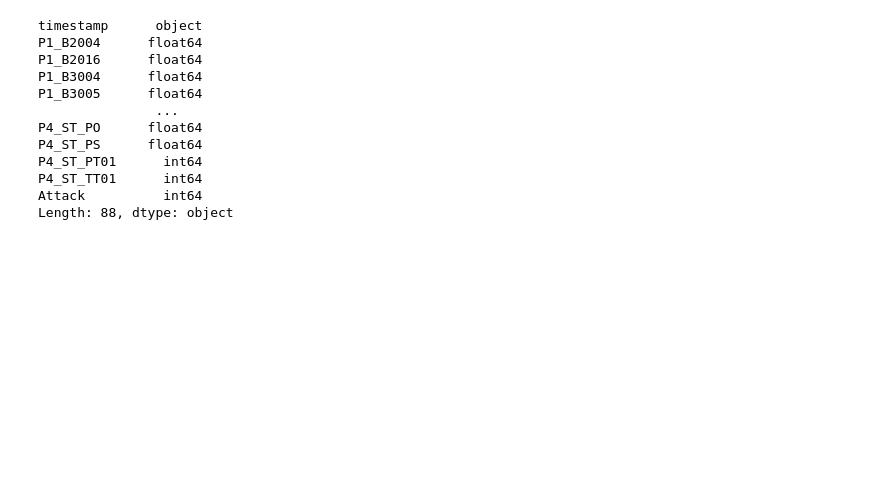
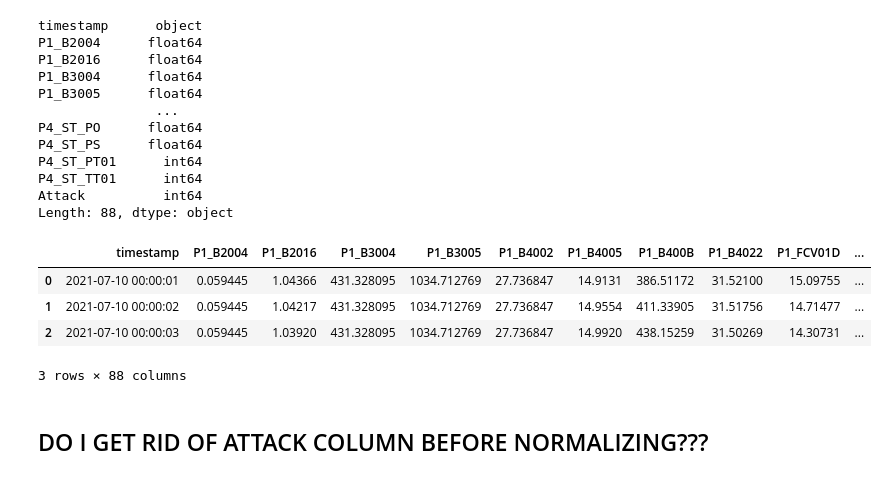
Before and after one commit to moniquebeaulieu/510_project, a Jupyter notebook: data_cleansing.ipynb, the cells around one changed output. Cells and saved outputs as stored; diff of their text form; code cells hidden in the pictures; blank space fills up the shorter version.

```diff
--- a/data_cleansing.ipynb
+++ b/data_cleansing.ipynb
@@ -120,3 +120,11 @@ P4_ST_PT01      int64
 P4_ST_TT01      int64
 Attack          int64
 Length: 88, dtype: object
+# %%
+test_df_raw.head(3)
+# %% [output]
+|  | timestamp | P1_B2004 | P1_B2016 | P1_B3004 | P1_B3005 | P1_B4002 | P1_B4005 | P1_B400B | P1_B4022 | P1_FCV01D | ... |
+| 0 | 2021-07-10 00:00:01 | 0.059445 | 1.04366 | 431.328095 | 1034.712769 | 27.736847 | 14.9131 | 386.51172 | 31.52100 | 15.09755 | ... |
+| 1 | 2021-07-10 00:00:02 | 0.059445 | 1.04217 | 431.328095 | 1034.712769 | 27.736847 | 14.9554 | 411.33905 | 31.51756 | 14.71477 | ... |
+| 2 | 2021-07-10 00:00:03 | 0.059445 | 1.03920 | 431.328095 | 1034.712769 | 27.736847 | 14.9920 | 438.15259 | 31.50269 | 14.30731 | ... |
+3 rows × 88 columns
@@ -122,0 +137,2 @@ Length: 88, dtype: object
+# %% [markdown]
+## DO I GET RID OF ATTACK COLUMN BEFORE NORMALIZING???
```
Also changed, not shown: parts of 9 cells of this notebook.
